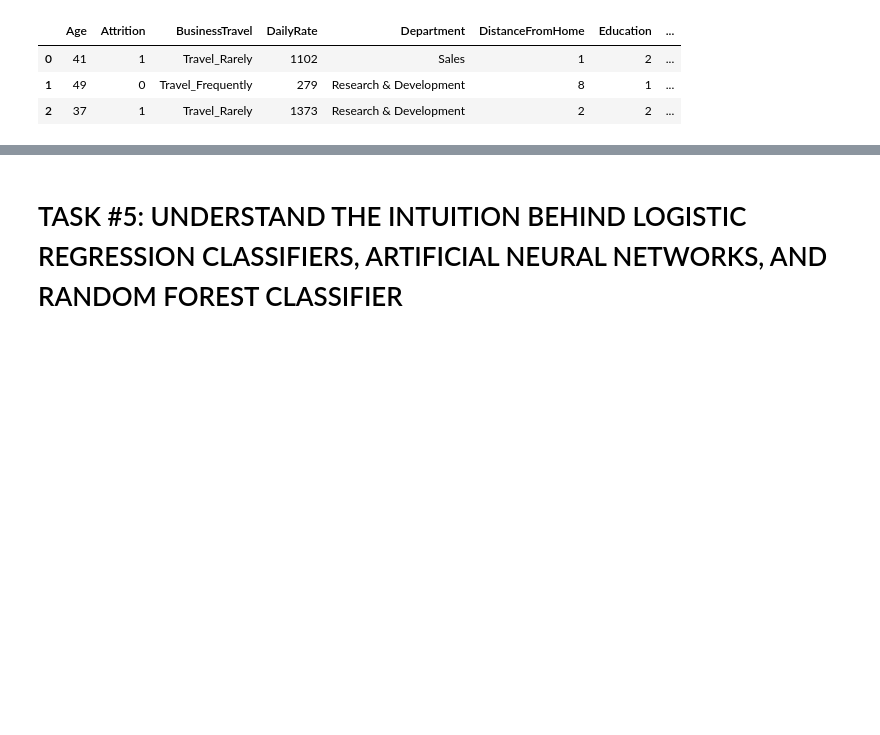
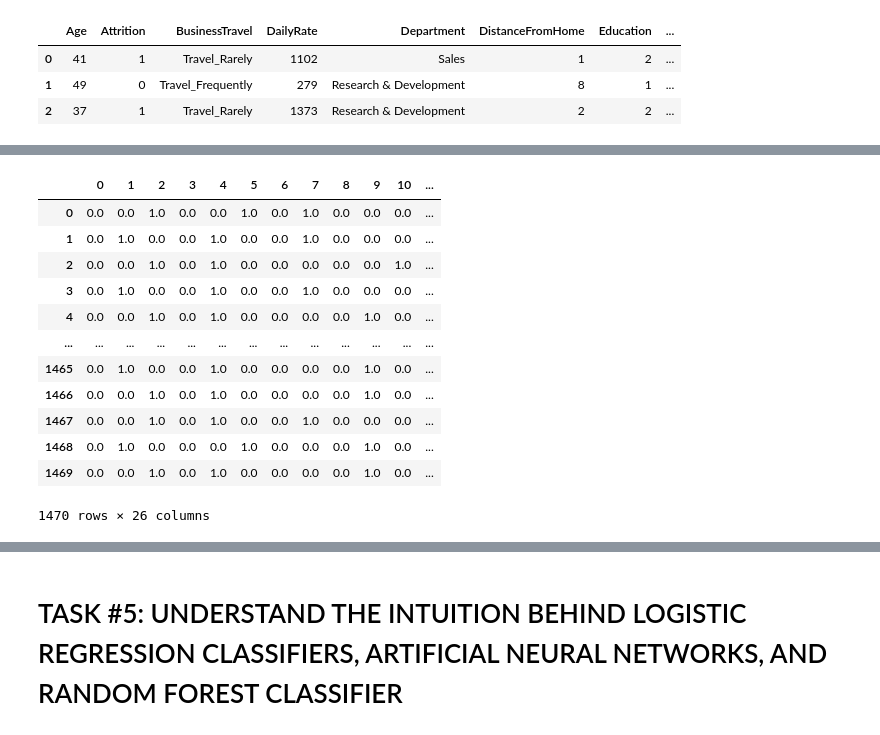
Before and after one commit to Ashkania/DS_Projects, a Jupyter notebook: Human_Resources_Department_Skeleton.ipynb, the cells around one changed output, grey strips where cells are left out. Saved outputs shown, nothing was run; the diff lists cells and outputs as text; code cells hidden in the pictures; blank space fills up the shorter version.

```diff
--- a/Human_Resources_Department_Skeleton.ipynb
+++ b/Human_Resources_Department_Skeleton.ipynb
@@ -380,4 +393,7 @@ df.head(3)
 | 2 | 37 | 1 | Travel_Rarely | 1373 | Research & Development | 2 | 2 | ... |
 # %%
 # Let's separate categorical features
-X_cat = df[['BusinessTravel','Department', ]]
+X_cat = df[
+    ['BusinessTravel','Department', 'EducationField', 'Gender', 'JobRole', 'MaritalStatus']
+]
+X_cat
@@ -385,0 +414,8 @@ X_cat = df[['BusinessTravel','Department', ]]
+# %%
+#  Lets us OneHotEncoder to convert those categorical features to numerical
+from sklearn.preprocessing import OneHotEncoder
+encoder = OneHotEncoder()
+X_cat_conv = encoder.fit_transform(X_cat).toarray()
+print(X_cat_conv.shape,"\n")
+print(X_cat_conv[0],"\n")
+print(X_cat_conv,"\n")
@@ -385,0 +435,17 @@ X_cat = df[['BusinessTravel','Department', ]]
+# %%
+X_cat_conv = pd.DataFrame(X_cat_conv)
+X_cat_conv
+# %% [output]
+|  | 0 | 1 | 2 | 3 | 4 | 5 | 6 | 7 | 8 | 9 | 10 | ... |
+| 0 | 0.0 | 0.0 | 1.0 | 0.0 | 0.0 | 1.0 | 0.0 | 1.0 | 0.0 | 0.0 | 0.0 | ... |
+| 1 | 0.0 | 1.0 | 0.0 | 0.0 | 1.0 | 0.0 | 0.0 | 1.0 | 0.0 | 0.0 | 0.0 | ... |
+| 2 | 0.0 | 0.0 | 1.0 | 0.0 | 1.0 | 0.0 | 0.0 | 0.0 | 0.0 | 0.0 | 1.0 | ... |
+| 3 | 0.0 | 1.0 | 0.0 | 0.0 | 1.0 | 0.0 | 0.0 | 1.0 | 0.0 | 0.0 | 0.0 | ... |
+| 4 | 0.0 | 0.0 | 1.0 | 0.0 | 1.0 | 0.0 | 0.0 | 0.0 | 0.0 | 1.0 | 0.0 | ... |
+| ... | ... | ... | ... | ... | ... | ... | ... | ... | ... | ... | ... | ... |
+| 1465 | 0.0 | 1.0 | 0.0 | 0.0 | 1.0 | 0.0 | 0.0 | 0.0 | 0.0 | 1.0 | 0.0 | ... |
+| 1466 | 0.0 | 0.0 | 1.0 | 0.0 | 1.0 | 0.0 | 0.0 | 0.0 | 0.0 | 1.0 | 0.0 | ... |
+| 1467 | 0.0 | 0.0 | 1.0 | 0.0 | 1.0 | 0.0 | 0.0 | 1.0 | 0.0 | 0.0 | 0.0 | ... |
+| 1468 | 0.0 | 1.0 | 0.0 | 0.0 | 0.0 | 1.0 | 0.0 | 0.0 | 0.0 | 1.0 | 0.0 | ... |
+| 1469 | 0.0 | 0.0 | 1.0 | 0.0 | 1.0 | 0.0 | 0.0 | 0.0 | 0.0 | 1.0 | 0.0 | ... |
+1470 rows × 26 columns
```
Also changed, not shown: parts of 18 cells of this notebook.
